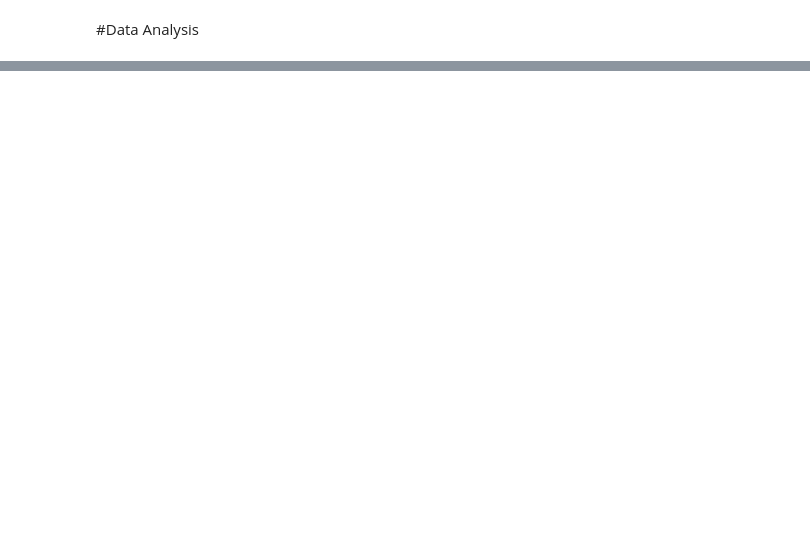
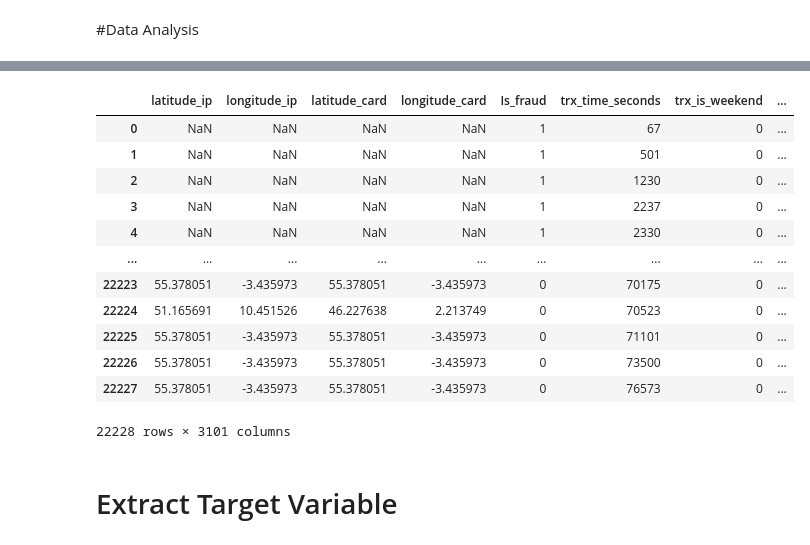
Before and after one commit to ViktorKitanov/CAS_ADS_2023_24, a Jupyter notebook: Fraud_Detection_ML_(CAS_ADS).ipynb, the cells around one changed output, grey strips where cells are left out. Saved outputs shown, nothing was run; the diff lists cells and outputs as text; code cells hidden in the pictures; blank space fills up the shorter version.

```diff
--- a/Fraud_Detection_ML_(CAS_ADS).ipynb
+++ b/Fraud_Detection_ML_(CAS_ADS).ipynb
@@ -146,0 +651,5 @@ cust_profiles
+# %%
+DF3 = pd.merge(DF2, Brand_Fraud_Profile,how='left',on='id')
+print("---------------------------------------DF1---------------------------------------")
+print("Number of rows in DF:", DF3.shape[0])
+print(DF3.head(3))
@@ -146,0 +674,5 @@ cust_profiles
+# %%
+DF4 = pd.merge(DF3, Data_Dummies, how='left', on='id')
+print("---------------------------------------DF1---------------------------------------")
+print("Number of rows in DF:", DF4.shape[0])
+print(DF4.head(3))
@@ -146,0 +697,5 @@ cust_profiles
+# %%
+DF5 = pd.merge(DF4, Cust_Profiles, how='left', left_on='client_id_x', right_on='client_id')
+print("---------------------------------------DF1---------------------------------------")
+print("Number of rows in DF:", DF5.shape[0])
+print(DF5.head(3))
@@ -146,0 +720,40 @@ cust_profiles
+# %%
+#Merge all datasets to a single dataset
+# DF_Flag = Data_Adf[['id', 'Is_fraud']]
+# DF_Flag['id'] = DF_Flag['id'].astype(int)
+# DF = pd.merge(Cust_Country_Profile, DF_Flag, how='left', on='id')
+# DF1 = pd.merge(DF, Trx_Profile, how='left', on='id')
+# DF2 = pd.merge(DF1, Trx_Profile_Rolling,how='left',on='id')
+# DF3 = pd.merge(DF2, Brand_Fraud_Profile,how='left',on='id')
+# DF4 = pd.merge(DF3, Data_Dummies, how='left', on='id')
+# DF5 = pd.merge(DF4, Cust_Profiles, how='left', left_on='client_id_x', right_on='client_id')
+
+#Create New Dataframe
+Pre_Norm_DF = DF5
+#Gather columns containing Ids
+column_ids = [col for col in Pre_Norm_DF.columns if '_id' in col]
+#column_ids.remove('Email_domain_idtech')
+column_timestamp = [col for col in Pre_Norm_DF.columns if 'timestamp' in col]
+columns_amount = [col for col in Pre_Norm_DF.columns if 'amount' in col]
+
+#Drop unnecessary columns
+dropcolumns = column_ids + column_timestamp + ['id'] + ['trx_amount_gbp']
+
+Pre_Norm_DF = Pre_Norm_DF.drop(columns = dropcolumns)
+Pre_Norm_DF
+# %% [output]
+|  | latitude_ip | longitude_ip | latitude_card | longitude_card | Is_fraud | trx_time_seconds | trx_is_weekend | ... |
+| 0 | NaN | NaN | NaN | NaN | 1 | 67 | 0 | ... |
+| 1 | NaN | NaN | NaN | NaN | 1 | 501 | 0 | ... |
+| 2 | NaN | NaN | NaN | NaN | 1 | 1230 | 0 | ... |
+| 3 | NaN | NaN | NaN | NaN | 1 | 2237 | 0 | ... |
+| 4 | NaN | NaN | NaN | NaN | 1 | 2330 | 0 | ... |
+| ... | ... | ... | ... | ... | ... | ... | ... | ... |
+| 22223 | 55.378051 | -3.435973 | 55.378051 | -3.435973 | 0 | 70175 | 0 | ... |
+| 22224 | 51.165691 | 10.451526 | 46.227638 | 2.213749 | 0 | 70523 | 0 | ... |
+| 22225 | 55.378051 | -3.435973 | 55.378051 | -3.435973 | 0 | 71101 | 0 | ... |
+| 22226 | 55.378051 | -3.435973 | 55.378051 | -3.435973 | 0 | 73500 | 0 | ... |
+| 22227 | 55.378051 | -3.435973 | 55.378051 | -3.435973 | 0 | 76573 | 0 | ... |
+22228 rows × 3101 columns
+# %% [markdown]
+# Extract Target Variable
```
Also changed, not shown: parts of 47 cells of this notebook.
